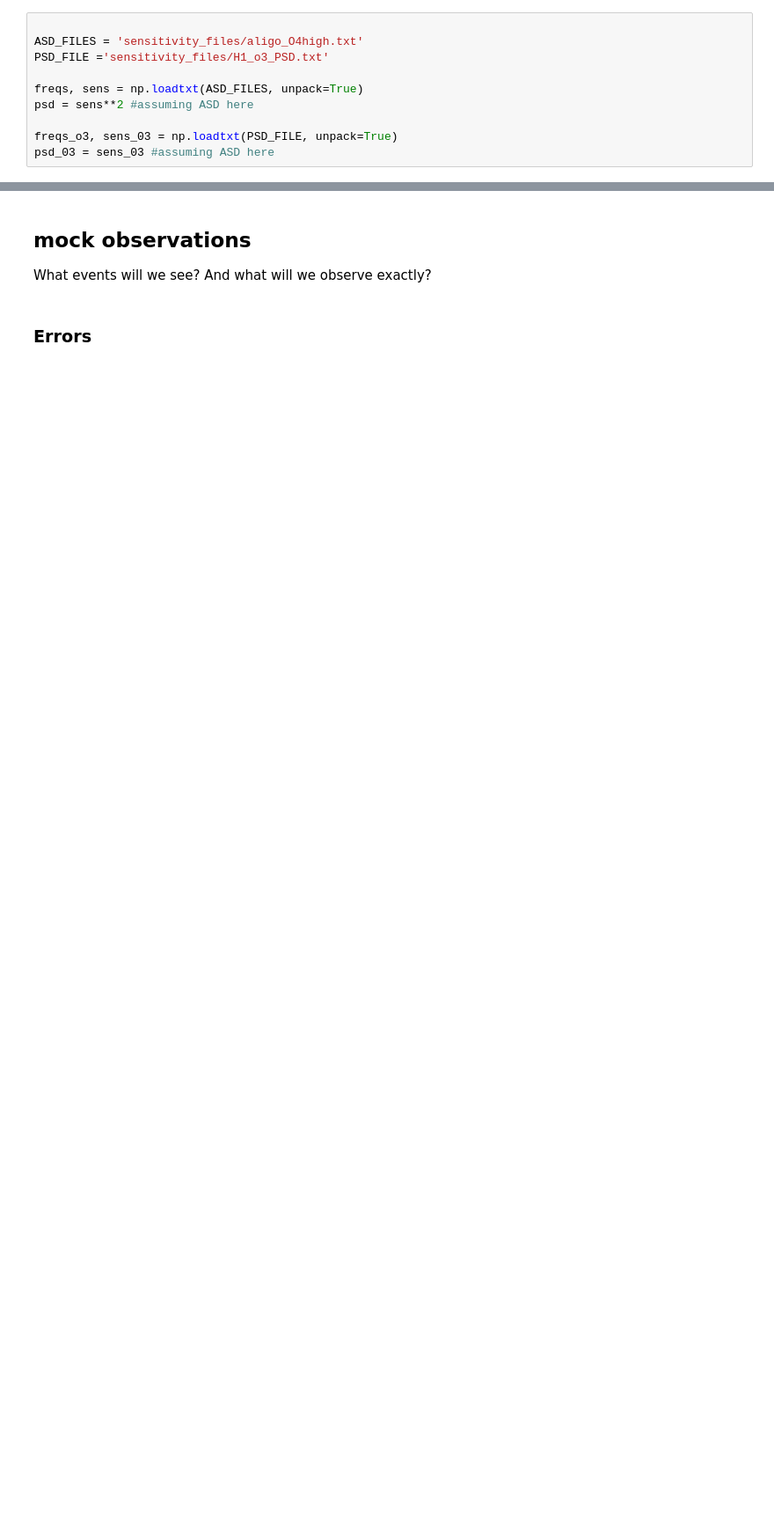
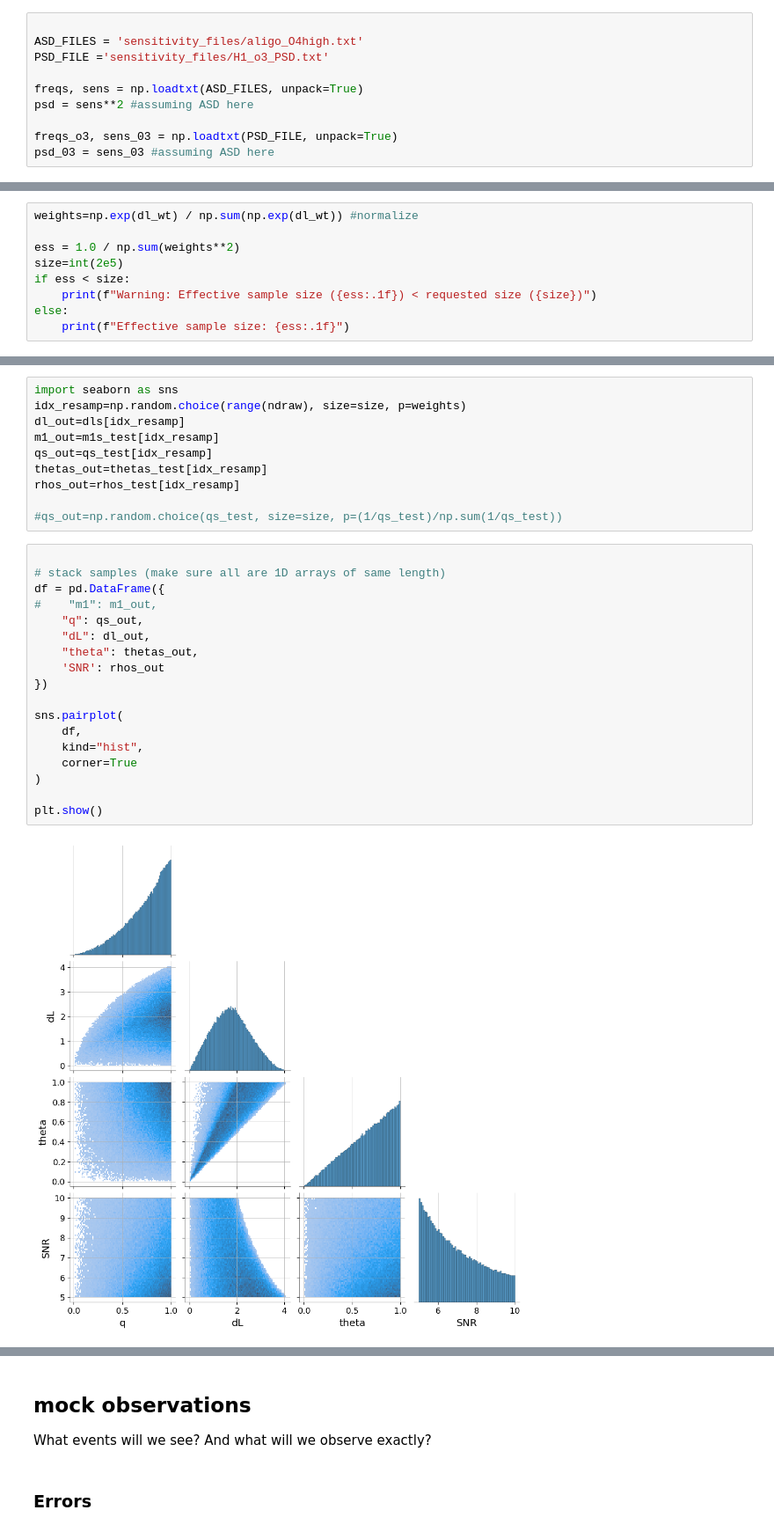
Before and after one commit to abby-moran/GW_pop_cosmo_inference, a Jupyter notebook: src/gen_mock_files.ipynb, the cells around one changed output, grey strips where cells are left out. Shown at 88% size. Saved outputs shown, nothing was run; the diff lists cells and outputs as text; blank space fills up the shorter version.

```diff
--- a/src/gen_mock_files.ipynb
+++ b/src/gen_mock_files.ipynb
@@ -197,0 +444,9 @@ def gen_mock_PE(obs_file, log_SNR_fun, nsamples=200, outfile=None, ndet=1):
+# %%
+weights=np.exp(dl_wt) / np.sum(np.exp(dl_wt)) #normalize
+
+ess = 1.0 / np.sum(weights**2)
+size=int(2e5)
+if ess < size:
+    print(f"Warning: Effective sample size ({ess:.1f}) < requested size ({size})")
+else:
+    print(f"Effective sample size: {ess:.1f}")
@@ -197,0 +455,30 @@ def gen_mock_PE(obs_file, log_SNR_fun, nsamples=200, outfile=None, ndet=1):
+# %%
+import seaborn as sns
+idx_resamp=np.random.choice(range(ndraw), size=size, p=weights)
+dl_out=dls[idx_resamp]
+m1_out=m1s_test[idx_resamp]
+qs_out=qs_test[idx_resamp]
+thetas_out=thetas_test[idx_resamp]
+rhos_out=rhos_test[idx_resamp]
+
+#qs_out=np.random.choice(qs_test, size=size, p=(1/qs_test)/np.sum(1/qs_test))
+# %%
+
+# stack samples (make sure all are 1D arrays of same length)
+df = pd.DataFrame({
+#    "m1": m1_out,
+    "q": qs_out,
+    "dL": dl_out,
+    "theta": thetas_out,
+    'SNR': rhos_out
+})
+
+sns.pairplot(
+    df,
+    kind="hist",
+    corner=True
+)
+
+plt.show()
+# %% [output]
+[figure, added]
```
Also changed, not shown: parts of 30 cells of this notebook, 3 other files.
